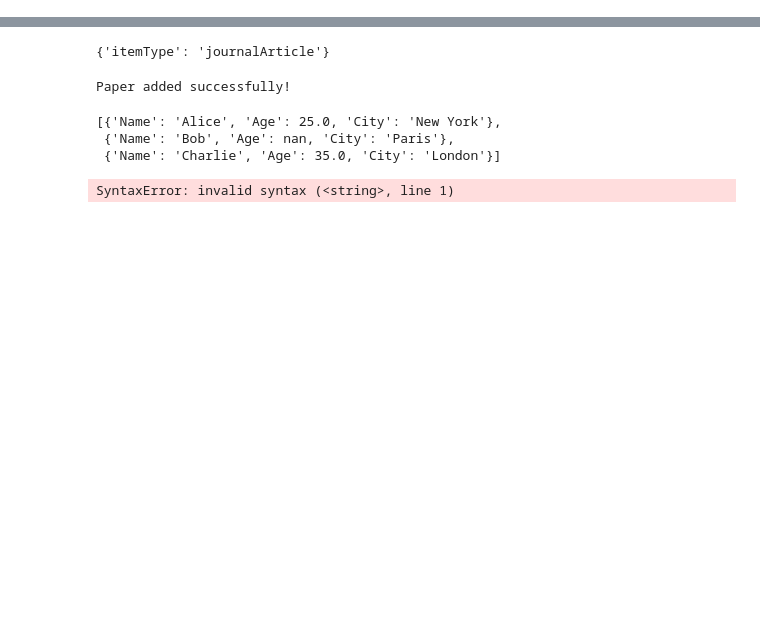
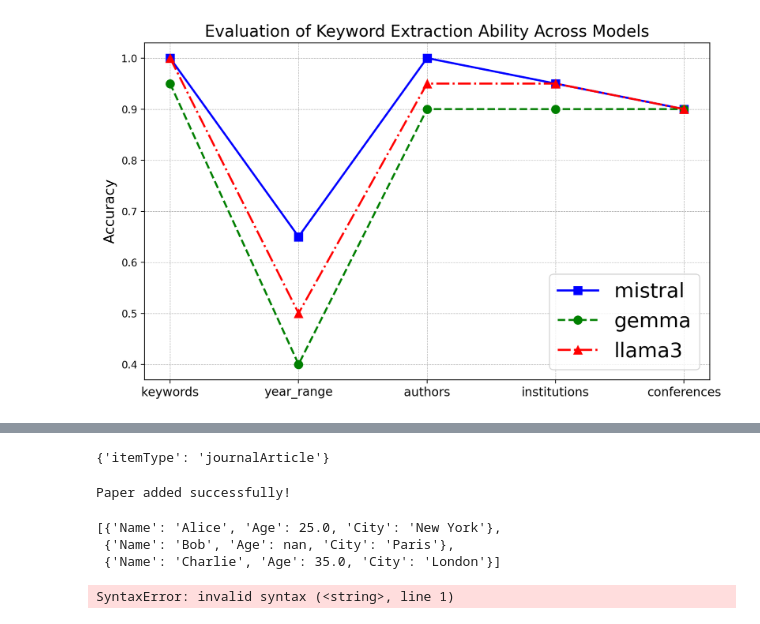
Before and after one commit to h0ngxuanli/SciOptimizer, a Jupyter notebook: src/test.ipynb, the cells around one changed output, grey strips where cells are left out. Cells and saved outputs as stored; diff of their text form; code cells hidden in the pictures; blank space fills up the shorter version.

```diff
--- a/src/test.ipynb
+++ b/src/test.ipynb
@@ -4,0 +62,43 @@ api_key.get("OPENAI_API_KEY")
+# %%
+import matplotlib.pyplot as plt
+import numpy as np
+
+# Data dictionary containing model names as keys and their performance metrics as values
+data = {
+    'mistral': {'keywords': 1.0, 'year_range': 0.65, 'authors': 1.0, 'institutions': 0.95, 'conferences': 0.9},
+    'gemma': {'keywords': 0.95, 'year_range': 0.4, 'authors': 0.9, 'institutions': 0.9, 'conferences': 0.9},
+    'llama3': {'keywords': 1.0, 'year_range': 0.5, 'authors': 0.95, 'institutions': 0.95, 'conferences': 0.9}
+}
+
+# Extracting categories
+categories = list(data['mistral'].keys())
+
+# Setting up the plot dimensions and labels
+fig, ax = plt.subplots(figsize=(10, 6), dpi = 200)
+x = np.arange(len(categories))  # Use numpy for better control over tick positions
+
+# Specific colors and markers for each line
+styles = {
+    'mistral': {'color': 'blue', 'marker': 's', 'linestyle': '-', 'linewidth': 2, 'markersize': 8},
+    'gemma': {'color': 'green', 'marker': 'o', 'linestyle': '--', 'linewidth': 2, 'markersize': 8},
+    'llama3': {'color': 'red', 'marker': '^', 'linestyle': '-.', 'linewidth': 2, 'markersize': 8},
+}
+
+# Plotting each model's performance for each category
+for model, performances in data.items():
+    ax.plot(x, list(performances.values()), label=model, **styles[model])
+
+
+# Improving readability of the plot
+ax.set_xticks(x)
+ax.set_xticklabels(categories, fontsize=12)
+ax.set_ylabel('Accuracy', fontsize=14)
+ax.set_title('Evaluation of Keyword Extraction Ability Across Models', fontsize=16)
+ax.legend(fontsize = 20)
+
+# Adding a grid for better readability
+plt.grid(True, linestyle='--', linewidth=0.5)
+
+plt.show()
+# %% [output]
+[figure, added]
```
Also changed, not shown: parts of 5 cells of this notebook, 27 other files.
